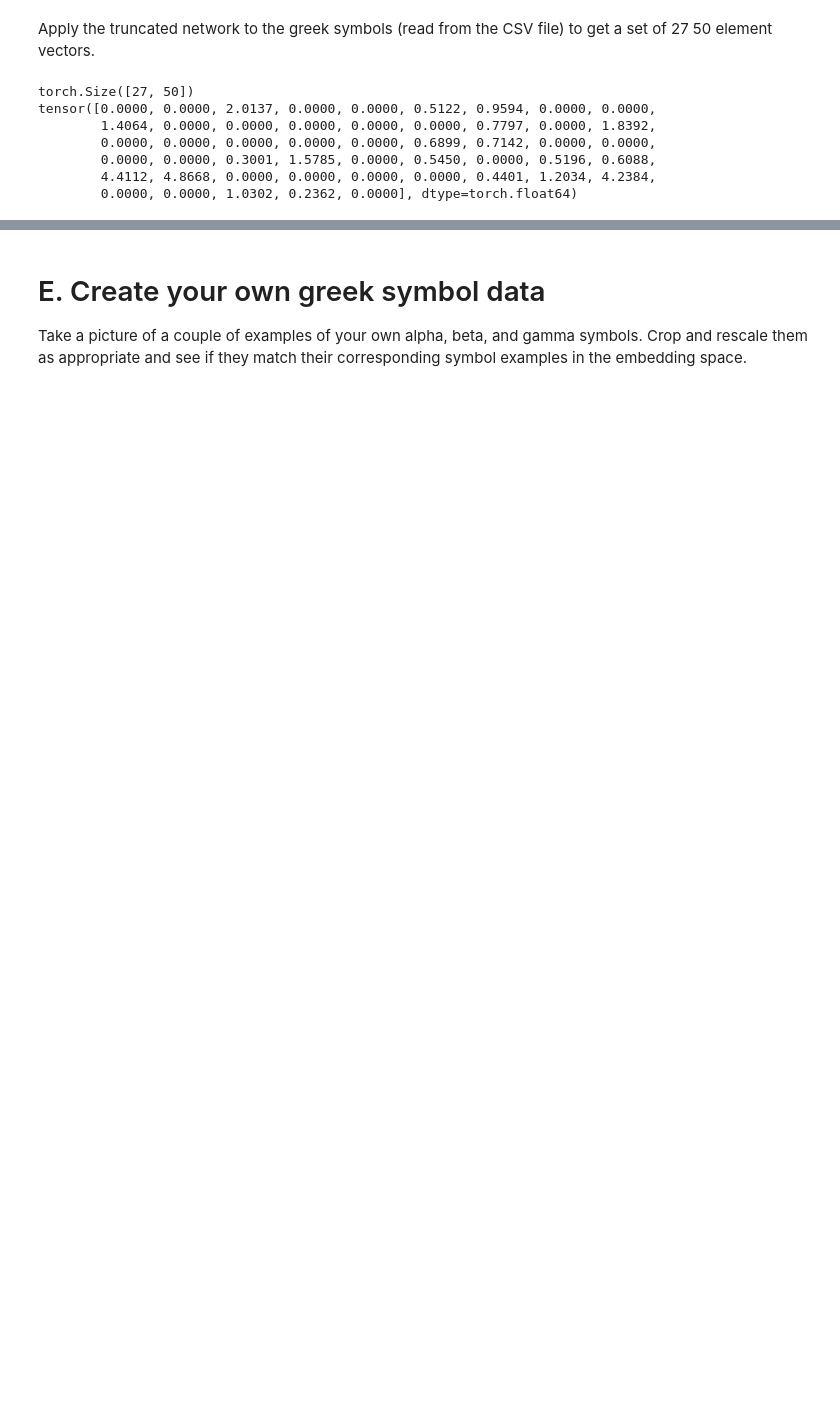
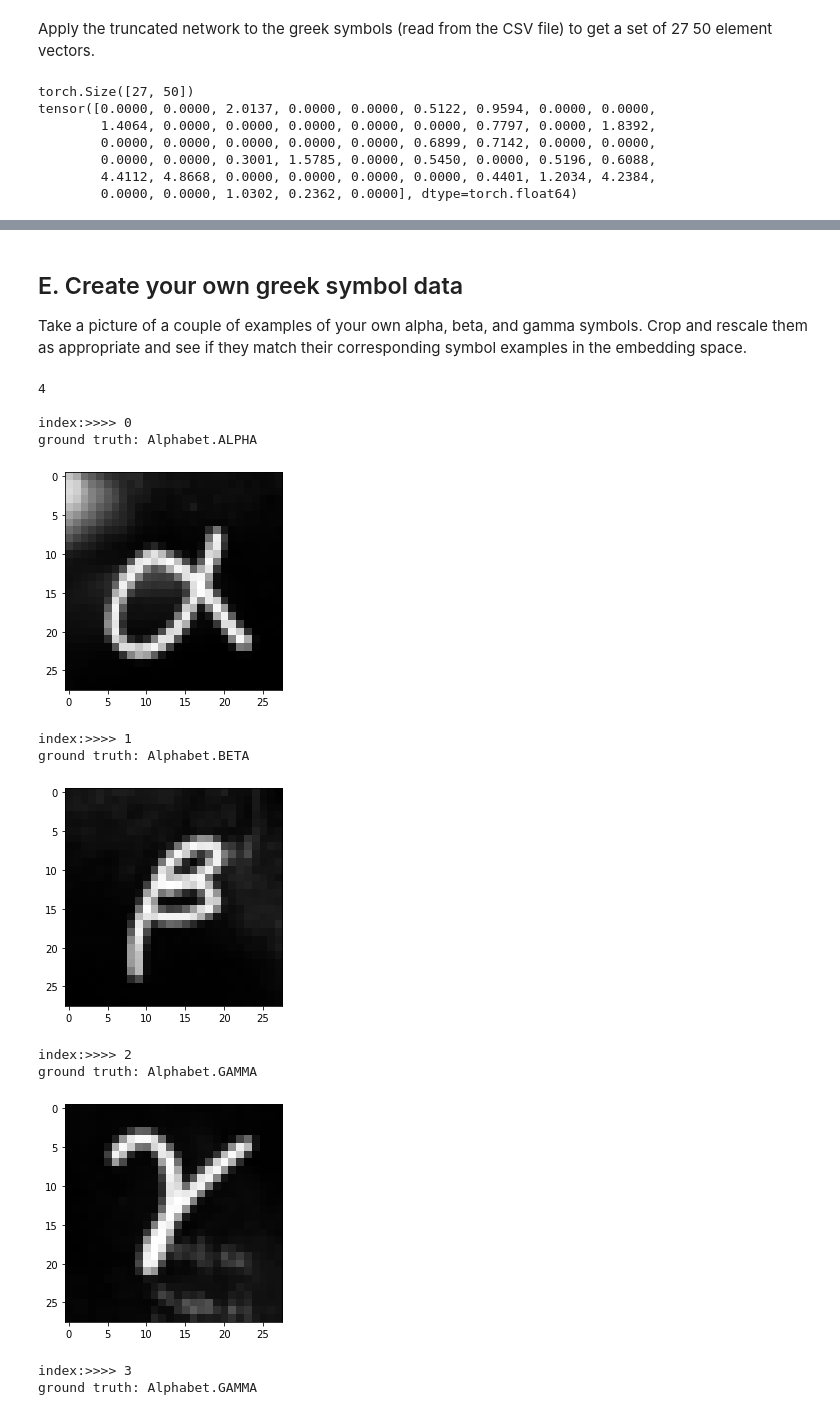
Before and after one commit to freecode23/vision-MNIST, a Jupyter notebook: Task3.ipynb, the cells around one changed output, grey strips where cells are left out. Saved outputs shown, nothing was run; the diff lists cells and outputs as text; code cells hidden in the pictures; blank space fills up the shorter version.

```diff
--- a/Task3.ipynb
+++ b/Task3.ipynb
@@ -197,0 +233,36 @@ ground truth: Alphabet.ALPHA
+# %%
+def get_greek_dataloader_from_csv(data_csv, target_csv):
+    """
+    A function that:
+    - extract dataset from csv file
+    - create a dataloader of the dataset and return it
+    """
+    # 1. create dataset from csv file
+    greek_dataset = GreekLetterDataset(data_csv, target_csv)
+
+    # # 2. get data from dataset
+    csv_dataloader = torch.utils.data.DataLoader(greek_dataset,
+                                                 batch_size=30)
+
+    return csv_dataloader
+# %%
+def create_Dataset_CSV(dataset_name):
+    """
+    A wrapper function that:
+    - creates Dataset from images folder
+    - save it to ImageFolder and save it as csv file
+    - reload it from csv file and return the dataloader
+    """
+    # 1. move files to folder based on category
+    move_filenames_to_category_folder(dataset_name)
+
+    # 2. upload files to Pytorch ImageFolder
+    own_dataloader = upload_to_ImageFolder(dataset_name, batch_size, transform, check_valid)
+
+    # 3. save the data as csv
+    save_data_as_csv(own_dataloader, dataset_name, is_overwrite=True)
+
+    # 4. reload data from csv
+    csv_dataloader = get_greek_dataloader_from_csv( dataset_name+ ".csv",
+                                       dataset_name + "_target.csv")
+    return csv_dataloader
@@ -348,4 +436,23 @@ compute_ssd_all_data(sample_gamma, data, "gamma")
 # %% [markdown]
-# E. Create your own greek symbol data
+## E. Create your own greek symbol data
 
 Take a picture of a couple of examples of your own alpha, beta, and gamma symbols. Crop and rescale them as appropriate and see if they match their corresponding symbol examples in the embedding space.
+# %%
+# - create the Dataset from our images folder
+dataset_name = "own_greek"
+own_csv_dataloader = create_Dataset_CSV(dataset_name)
+own_data_from_csv, own_target = next(iter(own_csv_dataloader))
+# %% [output]
+4
+
+index:>>>> 0
+ground truth: Alphabet.ALPHA
+[figure, added]
+index:>>>> 1
+ground truth: Alphabet.BETA
+[figure, added]
+index:>>>> 2
+ground truth: Alphabet.GAMMA
+[figure, added]
+index:>>>> 3
+ground truth: Alphabet.GAMMA
```
Also changed, not shown: parts of 25 cells of this notebook, 6 other files.
